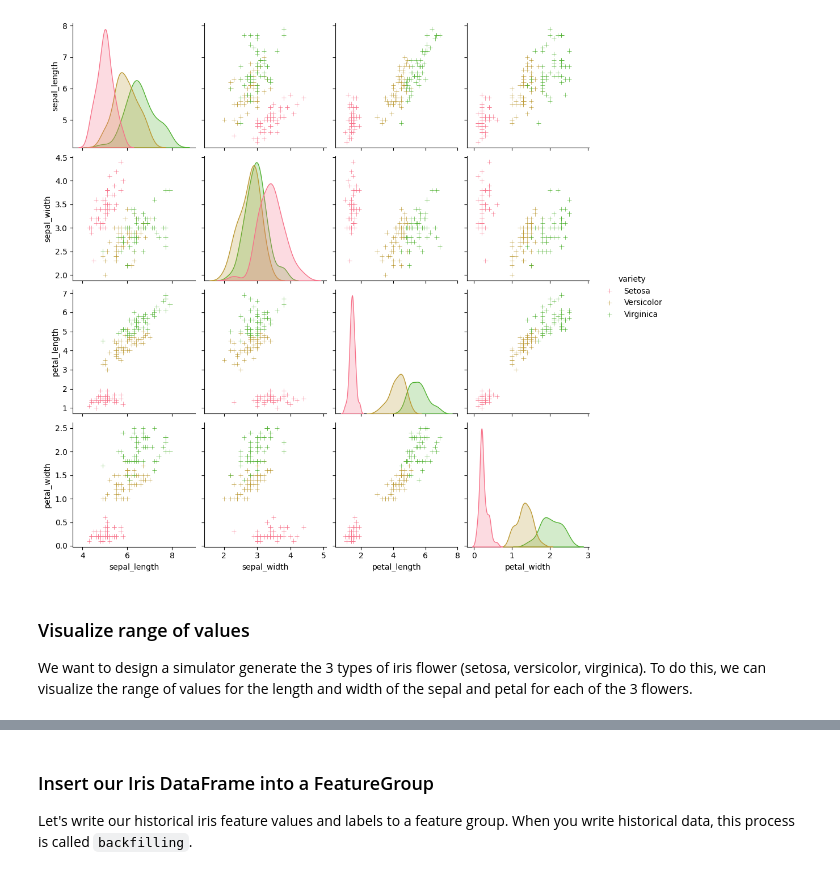
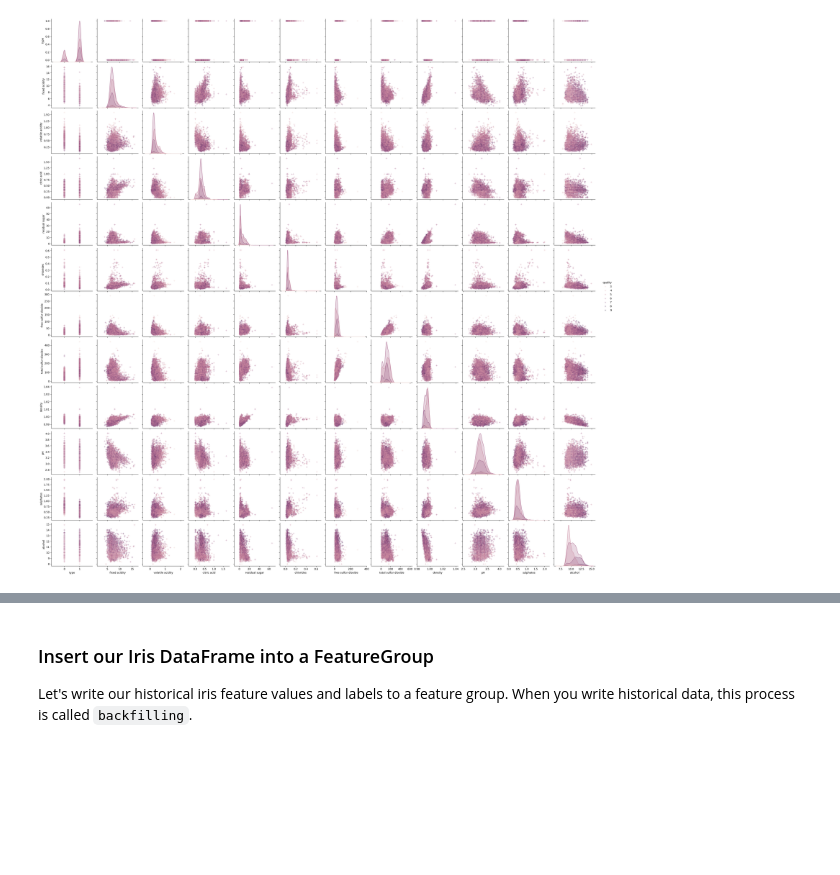
Before and after one commit to mezbahulkarim/ID2223-LAB-1, a Jupyter notebook: wine/wine-eda-and-backfill-feature-group.ipynb, the cells around one changed output, grey strips where cells are left out. Drawn from its saved outputs; the diff is of its cells as text; code cells hidden in the pictures; blank space fills up the shorter version.

Commit message:
cleaned wine dataset

```diff
--- a/wine/wine-eda-and-backfill-feature-group.ipynb
+++ b/wine/wine-eda-and-backfill-feature-group.ipynb
@@ -18,4 +21,4 @@ Connected. Call `.close()` to terminate connection gracefully.
 # %%
-iris_df = pd.read_csv("wine_binary.csv")
-iris_df
+red_wine_df = pd.read_csv("red.csv")
+red_wine_df
 # %% [output]
@@ -34,0 +38,3 @@ iris_df
+# %%
+white_wine_df = pd.read_csv("white.csv")
+white_wine_df
@@ -79,0 +141,34 @@ Let's look at our iris flower - the distribution and range of values for the 4 d
+# %%
+# ADD MISSING FEATURE VALUES USING 25 PERCENTILE TO 75 PERCENTILE RANDOM VALUES
+
+for column in white_wine_df.columns[1:-1]:          #Skip first and last columns, no missing values
+
+    missing_values = white_wine_df[column].isnull()
+    lower_bound = white_wine_df[column].quantile(0.25)             #Lowest random value
+    upper_bound = white_wine_df[column].quantile(0.75)             #Highest random value
+
+    random_values = np.random.uniform(lower_bound, upper_bound, size=missing_values.sum())      #size -> number of random values to generate
+    white_wine_df.loc[missing_values, column] = random_values
+
+white_wine_df.to_csv("white_cleaned.csv", index=False)
+
+for column in red_wine_df.columns[1:-1]:          #Skip first and last columns, no missing values
+
+    missing_values = red_wine_df[column].isnull()
+    lower_bound = red_wine_df[column].quantile(0.25)             #Lowest random value
+    upper_bound = red_wine_df[column].quantile(0.75)             #Highest random value
+
+    random_values = np.random.uniform(lower_bound, upper_bound, size=missing_values.sum())      #size -> number of random values to generate
+    red_wine_df.loc[missing_values, column] = random_values
+
+red_wine_df.to_csv("red_cleaned.csv", index=False)
+# %%
+# COMBINE TWO CSV FILES TO ONE
+
+wine_df = combined_df = pd.concat([white_wine_df, red_wine_df], ignore_index=True)
+
+# CHANGE WHITE=0, RED=1
+wine_df['type'] = wine_df['type'].replace({'white': 1, 'red': 0})
+
+#SAVE
+wine_df.to_csv('wine_final.csv', index=False)
@@ -80,10 +189,5 @@ Let's look at our iris flower - the distribution and range of values for the 4 d
 # %%
-g = sns.pairplot(iris_df, hue='variety', markers='+')
+g = sns.pairplot(wine_df, hue='quality', markers='+')
 plt.show()
 # %% [output]
-[figure, old version]
+[figure, new version]
-# %% [markdown]
-### Visualize range of values
-
-We want to design a simulator generate the 3 types of iris flower (setosa, versicolor, virginica).
-To do this, we can visualize the range of values for the length and width of the sepal and petal for each of the 3 flowers.
```
Also changed, not shown: parts of 15 cells of this notebook, 7 other files.
